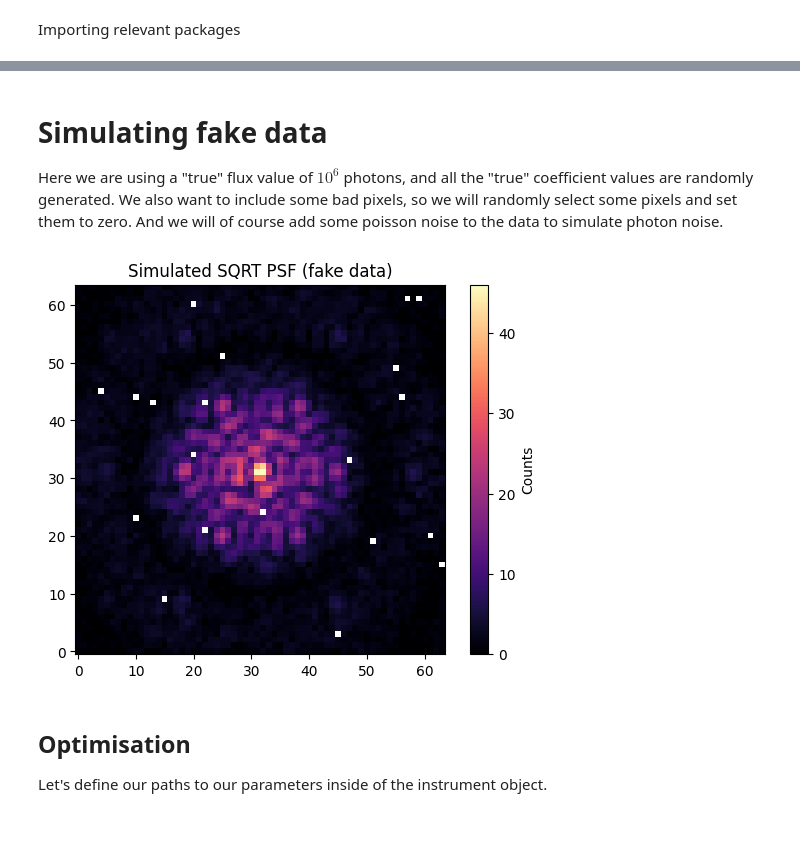
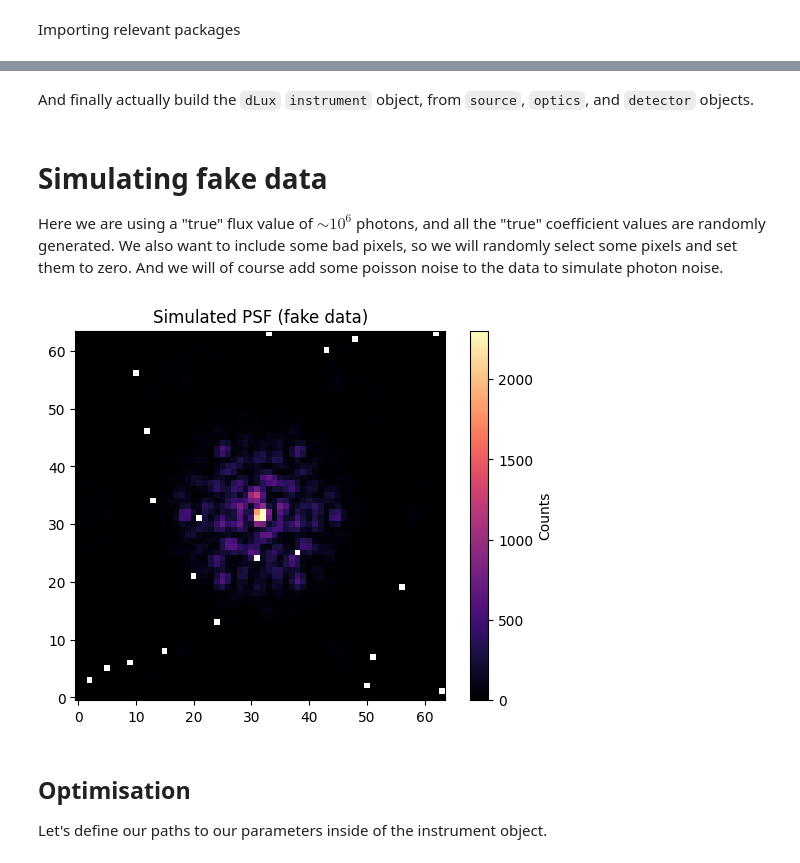
Before and after one commit to maxecharles/jwst-phd, a Jupyter notebook: sim_phase_retrieval.ipynb, the cells around one changed output, grey strips where cells are left out. Drawn from its saved outputs; the diff is of its cells as text; code cells hidden in the pictures; blank space fills up the shorter version.

```diff
--- a/sim_phase_retrieval.ipynb
+++ b/sim_phase_retrieval.ipynb
@@ -39,15 +38,27 @@ Here we will build our dLux forwards model of the NIRISS AMI PSF.
 # %%
-# Primary mirror - note this class automatically flips about the y-axis
-webbpsfobj = webbpsf.NIRISS()
-webbpsfobj.calc_psf()  # calculating fits files
-webbpsfobj.pupil_mask = "MASK_NRM"
-NIS_CEN_aperture = webbpsfobj.siaf.apertures["NIS_CEN"]
-webbpsf_osys = webbpsfobj.get_optical_system()
-planes = webbpsf_osys.planes
+# Hexike coefficients
+def coeffs_shape(radial_orders, n_mirrors: int):
+    return n_mirrors, int(np.sum(np.array(
+        [dl.utils.triangular_number(i+1) - dl.utils.triangular_number(i) for i in radial_orders]
+    )))
+
+radial_orders = np.array([0, 1], dtype=int)
+hexike_coeffs = 1e-7 * jr.normal(jr.PRNGKey(0), coeffs_shape(radial_orders, 7))
+hexike_shape = hexike_coeffs.shape
+
+# offsetting pistons such that mean is zero (addressing global phase degeneracy)
+hexike_coeffs = hexike_coeffs.at[:, 0].add(-hexike_coeffs[:, 0].mean())
+
+# Flux of the image
+flux = 1.15e6  # photons
+
+# filter -- compatible with F380M, F430M, F480M
+filter_name = "F480M"
+
+# other model parameters
+wss_date = "2023-02-01T00:00:00"  # Date time in ISO Format (YYYY-MM-DDThh:mm:ss) to load WSS OPD map
+npix = 1024  # pixels
+oversample = 4
-# %%
-radial_orders = np.array([0, 1, 2], dtype=int)
-hexike_shape = (7, int(np.sum(np.array([dl.utils.triangular_number(i+1) - dl.utils.triangular_number(i) for i in radial_orders]))))
-
-true_flux = 1e6
-true_coeffs = 1e-7 * jr.normal(jr.PRNGKey(0), hexike_shape)
+# %% [markdown]
+And finally actually build the `dLux` `instrument` object, from `source`, `optics`, and `detector` objects.
 # %%
@@ -88,26 +84,26 @@ instrument = dl.Instrument(sources=[src], detector=detector, optics=osys)
 # %% [markdown]
 # Simulating fake data
-Here we are using a "true" flux value of $10^6$ photons, and all the "true" coefficient values are randomly generated. We also want to include some bad pixels, so we will randomly select some pixels and set them to zero. And we will of course add some poisson noise to the data to simulate photon noise.
+Here we are using a "true" flux value of $\sim10^6$ photons, and all the "true" coefficient values are randomly generated. We also want to include some bad pixels, so we will randomly select some pixels and set them to zero. And we will of course add some poisson noise to the data to simulate photon noise.
 # %%
 data = np.array(jr.poisson(jr.PRNGKey(0), instrument.model()))  # adding photon noise
 
 # Generate random coordinates to set as NaN
 n_bad = 20  # no. of bad pixels
 random_coordinates = numpy.random.randint(0, 64, size=(int(n_bad), 2))  # random coordinates for bad pixels
 bad_mask = numpy.zeros((64, 64), dtype=bool)
 bad_mask[random_coordinates[:, 0], random_coordinates[:, 1]] = True
 bad_mask = np.array(bad_mask)  # mask where bad pixels live
 
 # Set the randomly selected coordinates to NaN (just for plotting
 data_for_plotting = np.where(bad_mask, np.nan, data)
 data = np.where(bad_mask, 0, data)
 
-plt.imshow(data_for_plotting**.5, cmap='magma')
-plt.title('Simulated SQRT PSF (fake data)')
+plt.imshow(data_for_plotting, cmap='magma')
+plt.title('Simulated PSF (fake data)')
 plt.colorbar(label='Counts')
 plt.show()
 # %% [output]
-[figure, old version]
+[figure, new version]
 # %% [markdown]
 ## Optimisation
 Let's define our paths to our parameters inside of the instrument object.
```
Also changed, not shown: parts of 17 cells of this notebook, 5 other files.
